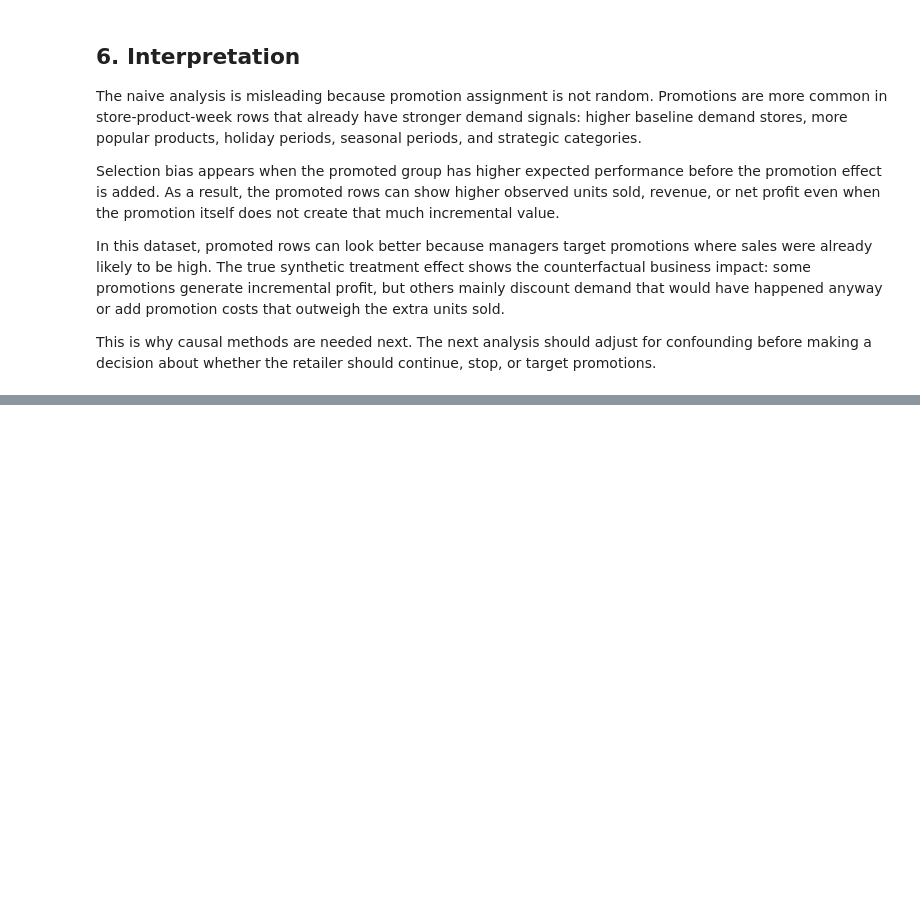
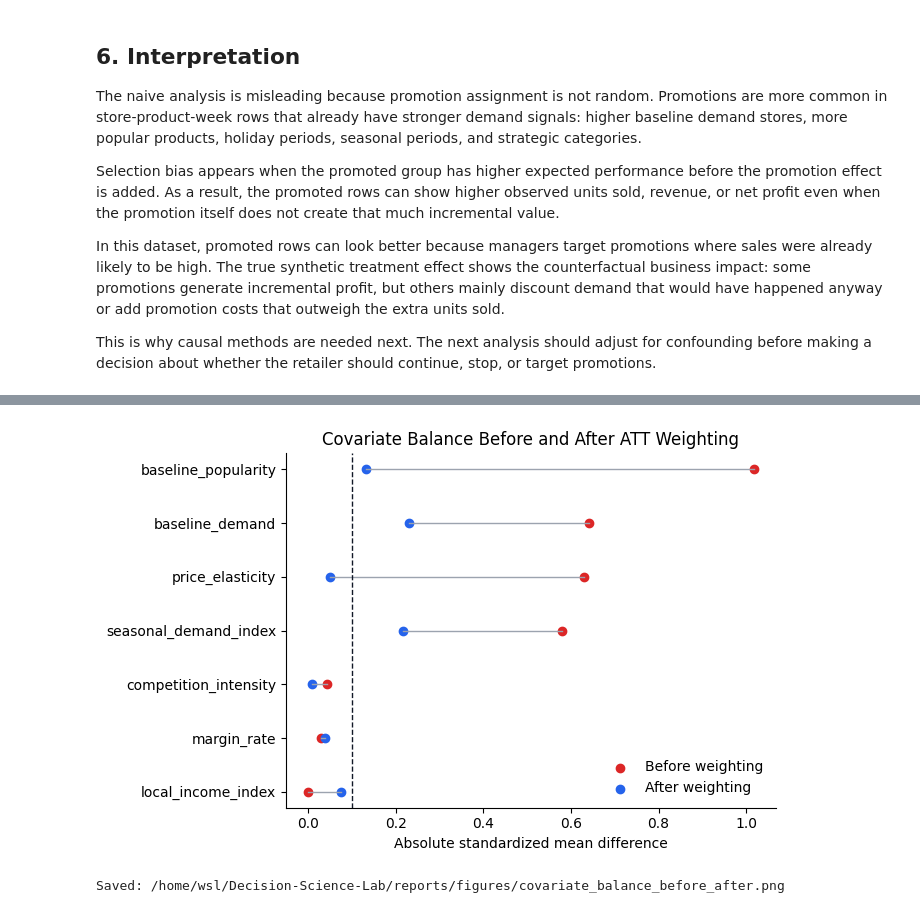
Before and after one commit to Freemlen/Decision-Science-Lab, a Jupyter notebook: notebooks/decision_science_lab_case_study.ipynb, the cells around one changed output, grey strips where cells are left out. Saved outputs shown, nothing was run; the diff lists cells and outputs as text; code cells hidden in the pictures; blank space fills up the shorter version.

```diff
--- a/notebooks/decision_science_lab_case_study.ipynb
+++ b/notebooks/decision_science_lab_case_study.ipynb
@@ -175,0 +483,42 @@ This is why causal methods are needed next. The next analysis should adjust for
+# %%
+plot_balance = balance_table.sort_values("abs_smd_before_weighting")
+y_pos = np.arange(len(plot_balance))
+
+fig, ax = plt.subplots(figsize=(7, 4.5))
+ax.scatter(
+    plot_balance["abs_smd_before_weighting"],
+    y_pos,
+    label="Before weighting",
+    color="#DC2626",
+)
+ax.scatter(
+    plot_balance["abs_smd_after_weighting"],
+    y_pos,
+    label="After weighting",
+    color="#2563EB",
+)
+for i, row in enumerate(plot_balance.itertuples()):
+    ax.plot(
+        [row.abs_smd_before_weighting, row.abs_smd_after_weighting],
+        [i, i],
+        color="#9CA3AF",
+        linewidth=1,
+    )
+
+ax.axvline(0.10, color="#111827", linestyle="--", linewidth=1)
+ax.set_yticks(y_pos)
+ax.set_yticklabels(plot_balance["covariate"])
+ax.set_xlabel("Absolute standardized mean difference")
+ax.set_title("Covariate Balance Before and After ATT Weighting")
+ax.legend(frameon=False)
+ax.spines[["top", "right"]].set_visible(False)
+
+figure_path = FIGURE_DIR / "covariate_balance_before_after.png"
+fig.tight_layout()
+fig.savefig(figure_path, dpi=150, bbox_inches="tight")
+plt.show()
+
+print(f"Saved: {figure_path}")
+# %% [output]
+[figure, added]
+Saved: /home/wsl/Decision-Science-Lab/reports/figures/covariate_balance_before_after.png
```
Also changed, not shown: parts of 27 cells of this notebook, 4 other files.
